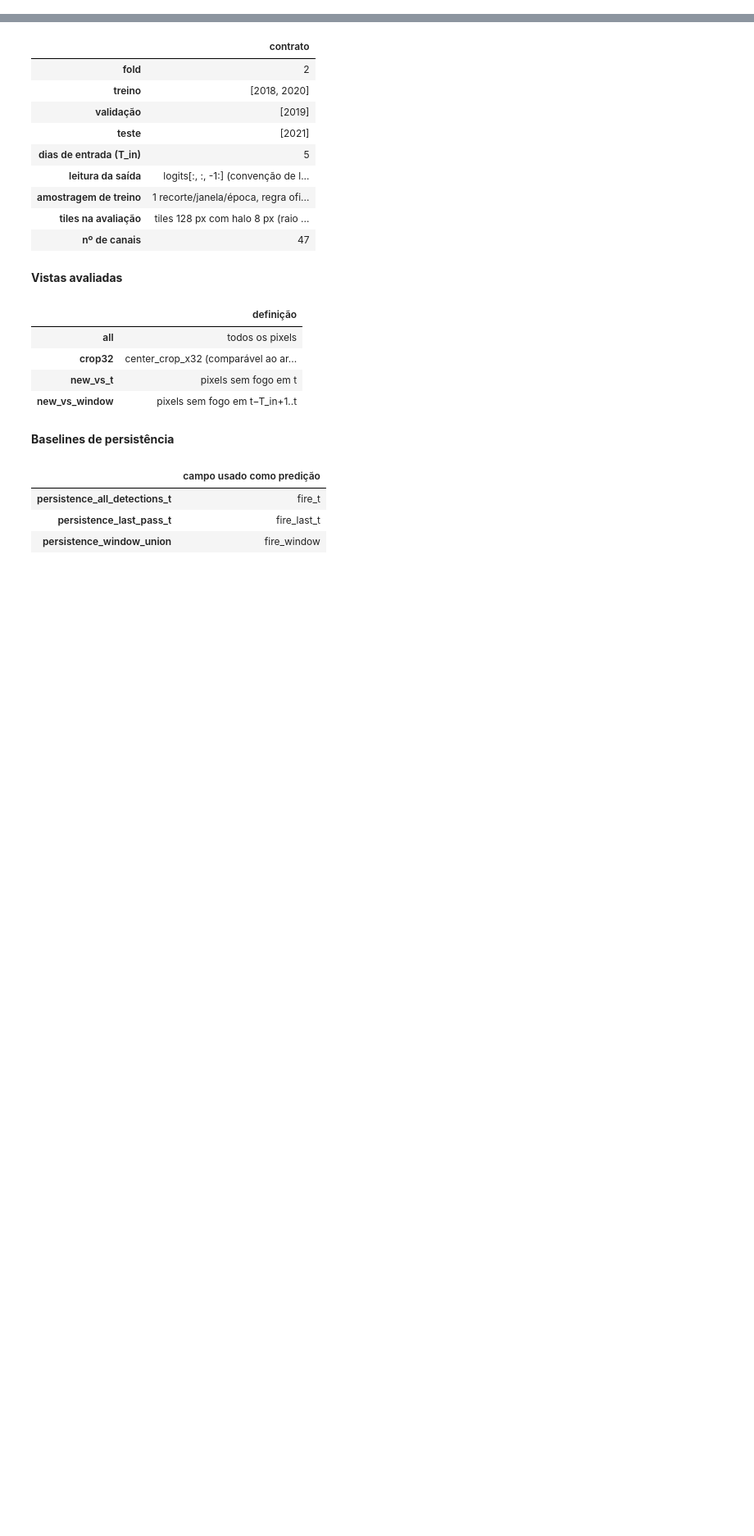
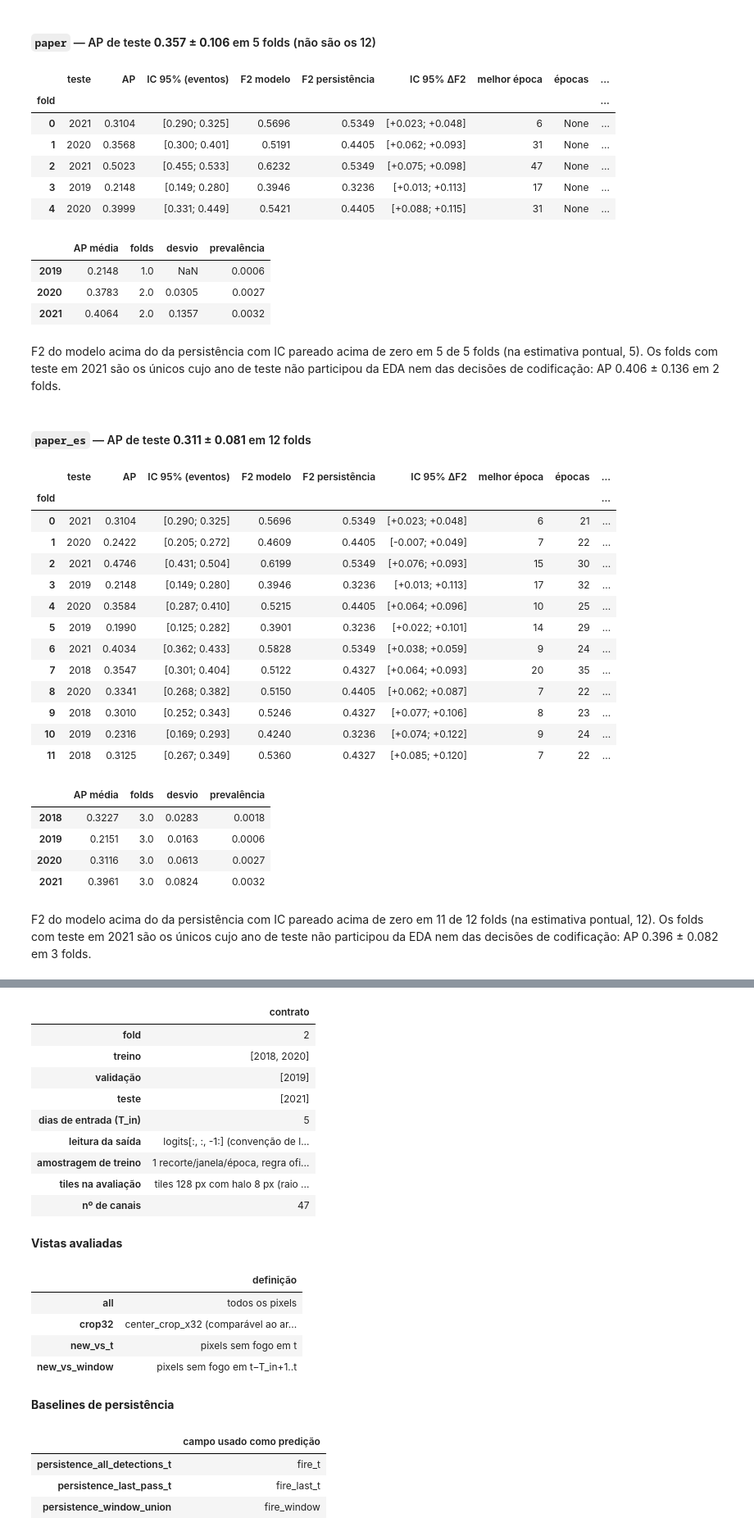
Before and after one commit to AILAB-CEFET-RJ/queimadas, a Jupyter notebook: notebooks/05_stconv_integracao.ipynb, the cells around one changed output, grey strips where cells are left out. Shown at 82% size. Cells and saved outputs as stored; diff of their text form; code cells hidden in the pictures; blank space fills up the shorter version.

```diff
--- a/notebooks/05_stconv_integracao.ipynb
+++ b/notebooks/05_stconv_integracao.ipynb
@@ -80,0 +132,80 @@ display(pd.DataFrame([{
+# %%
+def fmt(value, digits=3):
+    return '—' if value is None else f'{value:.{digits}f}'
+
+def f2_ci(recipe, fold):
+    report = baseline_reports.get(f"{'baseline_es_f' if recipe == 'paper_es' else 'baseline_paper_f'}{fold:02d}")
+    block = (report or {}).get('test', {}).get('metrics', {}).get('all', {})
+    return (block.get('f2_vs_persistence_paired_bootstrap') or {}).get('ci95')
+
+def fold_table(recipe, summary):
+    rows = []
+    for f in sorted(summary['folds'], key=lambda f: f['fold']):
+        ci = f2_ci(recipe, f['fold'])
+        rows.append({
+            'fold': f['fold'], 'teste': f['years']['test'][0], 'AP': f['test_ap'],
+            'IC 95% (eventos)': f"[{f['test_ap_ci95'][0]:.3f}; {f['test_ap_ci95'][1]:.3f}]",
+            'F2 modelo': f['test_f2_at_val_threshold'], 'F2 persistência': f['test_persistence_f2'],
+            'IC 95% ΔF2': '—' if not ci else f'[{ci[0]:+.3f}; {ci[1]:+.3f}]',
+            # o resumo da `paper` é anterior ao campo `epochs_done`
+            'melhor época': f['best_epoch'], 'épocas': f.get('epochs_done'),
+            'prevalência': f['test_prevalence'],
+        })
+    return pd.DataFrame(rows).set_index('fold')
+
+for recipe, summary in baseline.items():
+    agg = summary['aggregate']
+    display(Markdown(
+        f"#### `{recipe}` — AP de teste **{fmt(agg['test_ap_mean'])} ± {fmt(agg['test_ap_std'])}** em "
+        f"{agg['n_folds_tested']} folds" + ('' if agg['complete'] else ' (não são os 12)')))
+    table = fold_table(recipe, summary)
+    display(table.round(4))
+    prevalence = table.groupby('teste')['prevalência'].mean()
+    display(pd.DataFrame(agg['by_test_year']).T.rename(
+        columns={'n': 'folds', 'mean': 'AP média', 'std': 'desvio'}).assign(
+        prevalência=prevalence.rename(index=str)).round(4))
+    cis = [f2_ci(recipe, f['fold']) for f in summary['folds']]
+    above = sum(1 for ci in cis if ci and ci[0] > 0)
+    points = sum(f['test_f2_at_val_threshold'] > f['test_persistence_f2'] for f in summary['folds'])
+    held_out = agg.get('folds_with_test_2021') or {}
+    display(Markdown(
+        f"F2 do modelo acima do da persistência com IC pareado acima de zero em {above} de "
+        f"{len(summary['folds'])} folds (na estimativa pontual, {points})."
+        + (f" Os folds com teste em 2021 são os únicos cujo ano de teste não participou da EDA nem das "
+           f"decisões de codificação: AP {fmt(held_out.get('mean'))} ± {fmt(held_out.get('std'))} em "
+           f"{held_out['n']} folds." if held_out.get('n') else '')))
+# %% [output]
+#### `paper` — AP de teste **0.357 ± 0.106** em 5 folds (não são os 12)
+|  | teste | AP | IC 95% (eventos) | F2 modelo | F2 persistência | IC 95% ΔF2 | melhor época | épocas | ... |
+| fold |  |  |  |  |  |  |  |  | ... |
+| 0 | 2021 | 0.3104 | [0.290; 0.325] | 0.5696 | 0.5349 | [+0.023; +0.048] | 6 | None | ... |
+| 1 | 2020 | 0.3568 | [0.300; 0.401] | 0.5191 | 0.4405 | [+0.062; +0.093] | 31 | None | ... |
+| 2 | 2021 | 0.5023 | [0.455; 0.533] | 0.6232 | 0.5349 | [+0.075; +0.098] | 47 | None | ... |
+| 3 | 2019 | 0.2148 | [0.149; 0.280] | 0.3946 | 0.3236 | [+0.013; +0.113] | 17 | None | ... |
+| 4 | 2020 | 0.3999 | [0.331; 0.449] | 0.5421 | 0.4405 | [+0.088; +0.115] | 31 | None | ... |
+|  | AP média | folds | desvio | prevalência |
+| 2019 | 0.2148 | 1.0 | NaN | 0.0006 |
+| 2020 | 0.3783 | 2.0 | 0.0305 | 0.0027 |
+| 2021 | 0.4064 | 2.0 | 0.1357 | 0.0032 |
+F2 do modelo acima do da persistência com IC pareado acima de zero em 5 de 5 folds (na estimativa pontual, 5). Os folds com teste em 2021 são os únicos cujo ano de teste não participou da EDA nem das decisões de codificação: AP 0.406 ± 0.136 em 2 folds.
+#### `paper_es` — AP de teste **0.311 ± 0.081** em 12 folds
+|  | teste | AP | IC 95% (eventos) | F2 modelo | F2 persistência | IC 95% ΔF2 | melhor época | épocas | ... |
+| fold |  |  |  |  |  |  |  |  | ... |
+| 0 | 2021 | 0.3104 | [0.290; 0.325] | 0.5696 | 0.5349 | [+0.023; +0.048] | 6 | 21 | ... |
+| 1 | 2020 | 0.2422 | [0.205; 0.272] | 0.4609 | 0.4405 | [-0.007; +0.049] | 7 | 22 | ... |
+| 2 | 2021 | 0.4746 | [0.431; 0.504] | 0.6199 | 0.5349 | [+0.076; +0.093] | 15 | 30 | ... |
+| 3 | 2019 | 0.2148 | [0.149; 0.280] | 0.3946 | 0.3236 | [+0.013; +0.113] | 17 | 32 | ... |
+| 4 | 2020 | 0.3584 | [0.287; 0.410] | 0.5215 | 0.4405 | [+0.064; +0.096] | 10 | 25 | ... |
+| 5 | 2019 | 0.1990 | [0.125; 0.282] | 0.3901 | 0.3236 | [+0.022; +0.101] | 14 | 29 | ... |
+| 6 | 2021 | 0.4034 | [0.362; 0.433] | 0.5828 | 0.5349 | [+0.038; +0.059] | 9 | 24 | ... |
+| 7 | 2018 | 0.3547 | [0.301; 0.404] | 0.5122 | 0.4327 | [+0.064; +0.093] | 20 | 35 | ... |
+| 8 | 2020 | 0.3341 | [0.268; 0.382] | 0.5150 | 0.4405 | [+0.062; +0.087] | 7 | 22 | ... |
+| 9 | 2018 | 0.3010 | [0.252; 0.343] | 0.5246 | 0.4327 | [+0.077; +0.106] | 8 | 23 | ... |
+| 10 | 2019 | 0.2316 | [0.169; 0.293] | 0.4240 | 0.3236 | [+0.074; +0.122] | 9 | 24 | ... |
+| 11 | 2018 | 0.3125 | [0.267; 0.349] | 0.5360 | 0.4327 | [+0.085; +0.120] | 7 | 22 | ... |
+|  | AP média | folds | desvio | prevalência |
+| 2018 | 0.3227 | 3.0 | 0.0283 | 0.0018 |
+| 2019 | 0.2151 | 3.0 | 0.0163 | 0.0006 |
+| 2020 | 0.3116 | 3.0 | 0.0613 | 0.0027 |
+| 2021 | 0.3961 | 3.0 | 0.0824 | 0.0032 |
+F2 do modelo acima do da persistência com IC pareado acima de zero em 11 de 12 folds (na estimativa pontual, 12). Os folds com teste em 2021 são os únicos cujo ano de teste não participou da EDA nem das decisões de codificação: AP 0.396 ± 0.082 em 3 folds.
```
Also changed, not shown: parts of 22 cells of this notebook, 9 other files.
